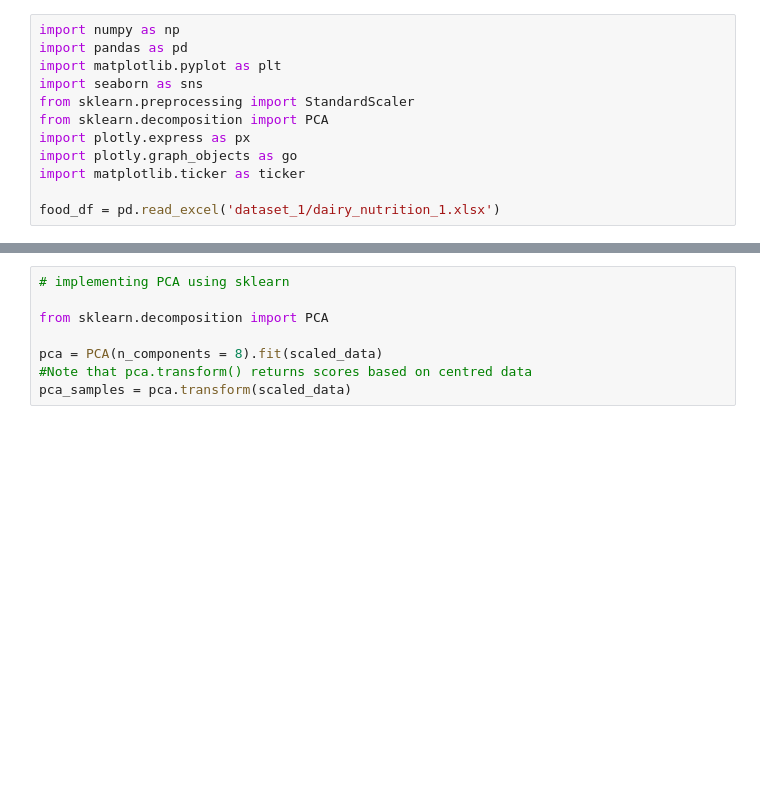
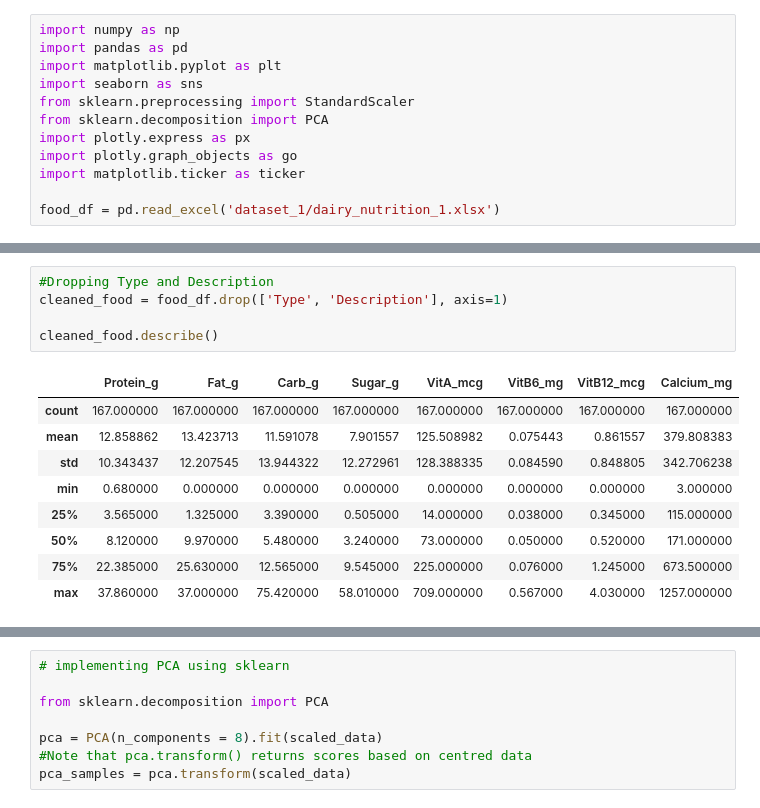
Before and after one commit to fwnriyx/poly, a Jupyter notebook: Math For AI/CA1/Q1.ipynb, the cells around one changed output, grey strips where cells are left out. Saved outputs shown, nothing was run; the diff lists cells and outputs as text; blank space fills up the shorter version.

```diff
--- a/Math For AI/CA1/Q1.ipynb
+++ b/Math For AI/CA1/Q1.ipynb
@@ -27,0 +57,15 @@ food_df.head()
+# %%
+#Dropping Type and Description
+cleaned_food = food_df.drop(['Type', 'Description'], axis=1)
+
+cleaned_food.describe()
+# %% [output]
+|  | Protein_g | Fat_g | Carb_g | Sugar_g | VitA_mcg | VitB6_mg | VitB12_mcg | Calcium_mg |
+| count | 167.000000 | 167.000000 | 167.000000 | 167.000000 | 167.000000 | 167.000000 | 167.000000 | 167.000000 |
+| mean | 12.858862 | 13.423713 | 11.591078 | 7.901557 | 125.508982 | 0.075443 | 0.861557 | 379.808383 |
+| std | 10.343437 | 12.207545 | 13.944322 | 12.272961 | 128.388335 | 0.084590 | 0.848805 | 342.706238 |
+| min | 0.680000 | 0.000000 | 0.000000 | 0.000000 | 0.000000 | 0.000000 | 0.000000 | 3.000000 |
+| 25% | 3.565000 | 1.325000 | 3.390000 | 0.505000 | 14.000000 | 0.038000 | 0.345000 | 115.000000 |
+| 50% | 8.120000 | 9.970000 | 5.480000 | 3.240000 | 73.000000 | 0.050000 | 0.520000 | 171.000000 |
+| 75% | 22.385000 | 25.630000 | 12.565000 | 9.545000 | 225.000000 | 0.076000 | 1.245000 | 673.500000 |
+| max | 37.860000 | 37.000000 | 75.420000 | 58.010000 | 709.000000 | 0.567000 | 4.030000 | 1257.000000 |
```
Also changed, not shown: parts of 22 cells of this notebook, 1 other file.
